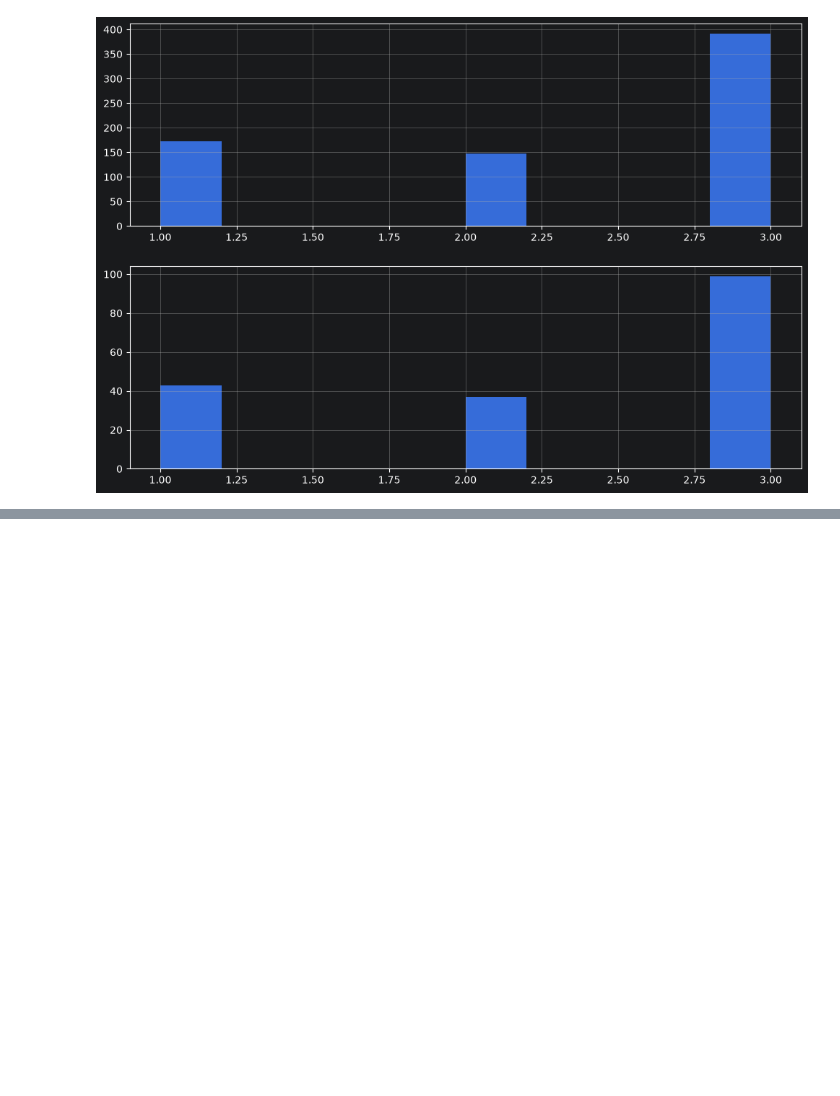
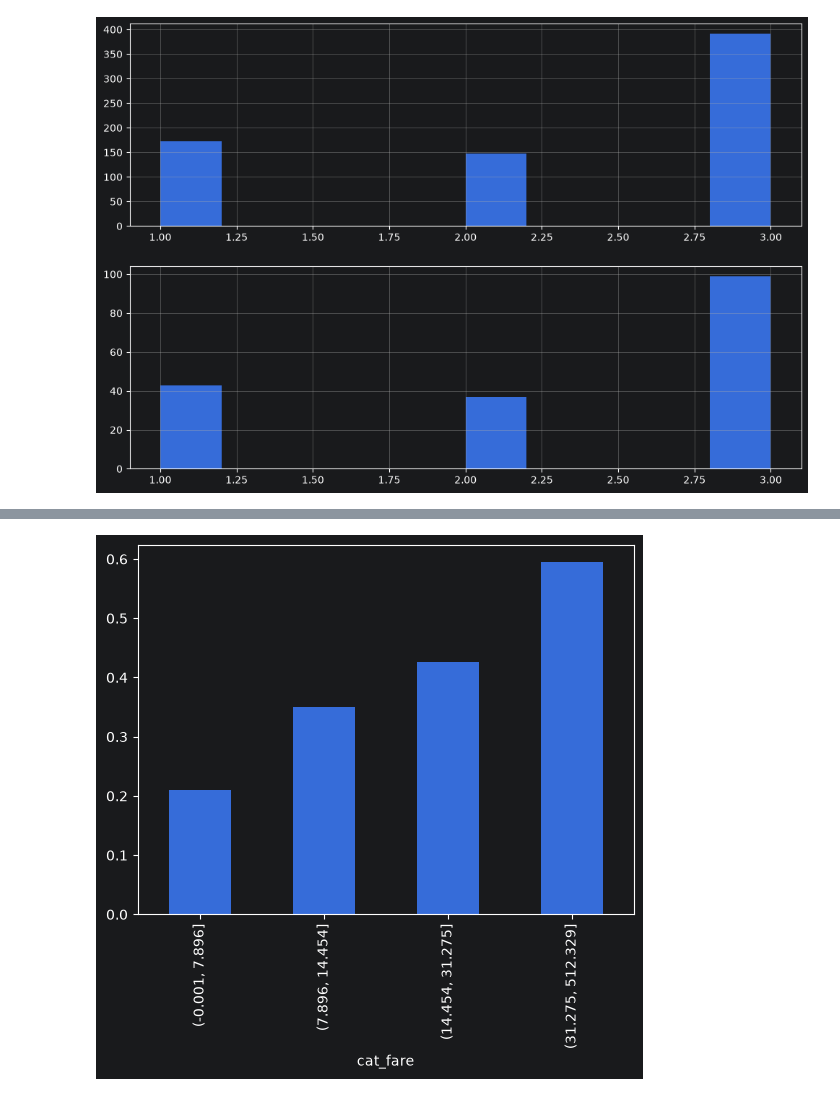
Before and after one commit to chc216/titanic-ml, a Jupyter notebook: notebooks/01-eda.ipynb, the cells around one changed output, grey strips where cells are left out. Saved outputs shown, nothing was run; the diff lists cells and outputs as text; code cells hidden in the pictures; blank space fills up the shorter version.

```diff
--- a/notebooks/01-eda.ipynb
+++ b/notebooks/01-eda.ipynb
@@ -161,0 +250,5 @@ plt.show()
+# %%
+train_set.groupby("cat_fare")["Survived"].mean().plot(kind="bar")
+plt.show()
+# %% [output]
+[figure, added]
```
Also changed, not shown: parts of 23 cells of this notebook.
